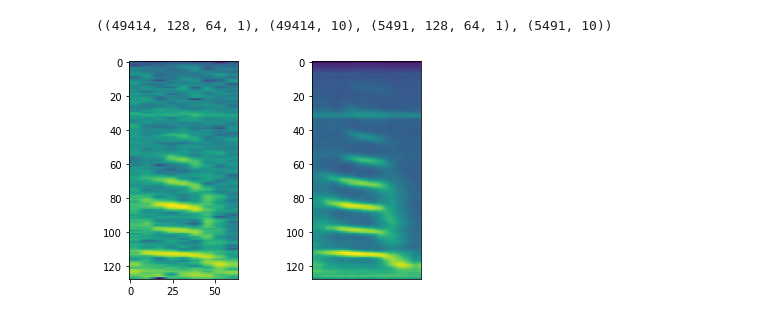
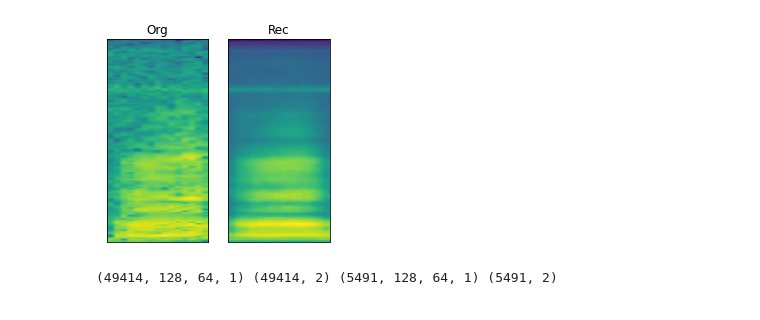
Before and after one commit to yebiny/Songbird-clusturing, a Jupyter notebook: 3-Train/vae.ipynb, the cells around one changed output. Cells and saved outputs as stored; diff of their text form; code cells hidden in the pictures.

```diff
--- a/3-Train/vae.ipynb
+++ b/3-Train/vae.ipynb
@@ -7,5 +3,8 @@ x_test = np.load('../data/w58y67/prepro_0729/x_test.npy')
+# %%
+data_path='../0-Data/w58y67/prepro_0729/'
+save_path='../5-Results/train_0729/lat_100/'
 # %%
-vae = TrainVAE(x_train, 10, save_path)
+vae = TrainVAE(100, data_path, save_path)
 vae.vae.summary()
 # %% [output]
 Model: "vae"
@@ -51,21 +44,8 @@ lat_test =  vae.encoder.predict(x_test)[2]
-# %%
-np.save(save_path+'/rec', rec)
-np.save(save_path+'/lat', lat)
-np.save(save_path+'/rec_test', rec_test)
-np.save(save_path+'/lat_test', lat_test)
-rec.shape, lat.shape, rec_test.shape, lat_test.shape
-# %% [output]
-((49414, 128, 64, 1), (49414, 10), (5491, 128, 64, 1), (5491, 10))
-# %%
-from basic import *
-
-idx = 10
-
-figure = plt.figure()
-plt.subplot(1,2,1)
-plt.imshow(x_train[idx].reshape(128,64))
-plt.subplot(1,2,2)
-plt.imshow(rec[idx].reshape(128,64))
-plt.show()
-# %% [output]
-[figure, removed]
+# %%
+vae.plot_recimg(2)
+# %% [output]
+[figure, added]
+# %%
+rec, lat, rec_test, lat_test = vae.save_latent_val(1)
+# %% [output]
+(49414, 128, 64, 1) (49414, 2) (5491, 128, 64, 1) (5491, 2)
```
Also changed, not shown: parts of 5 cells of this notebook.
